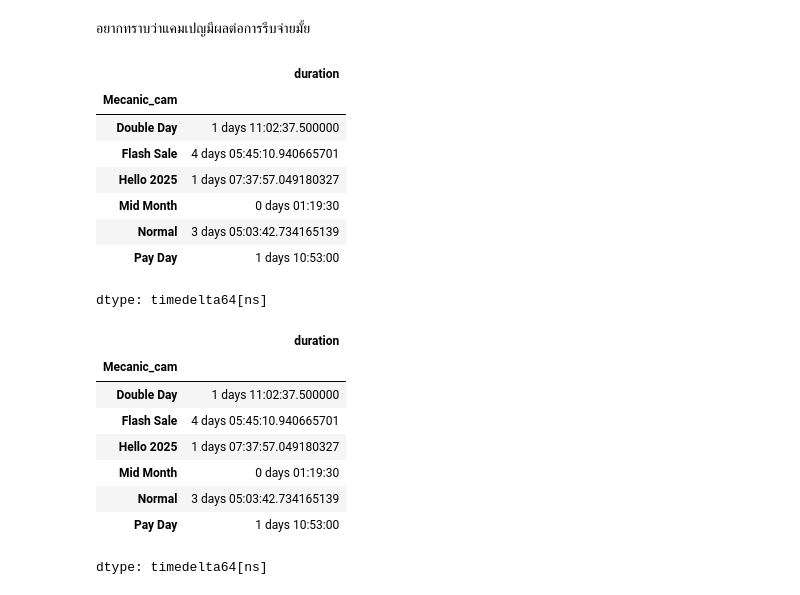
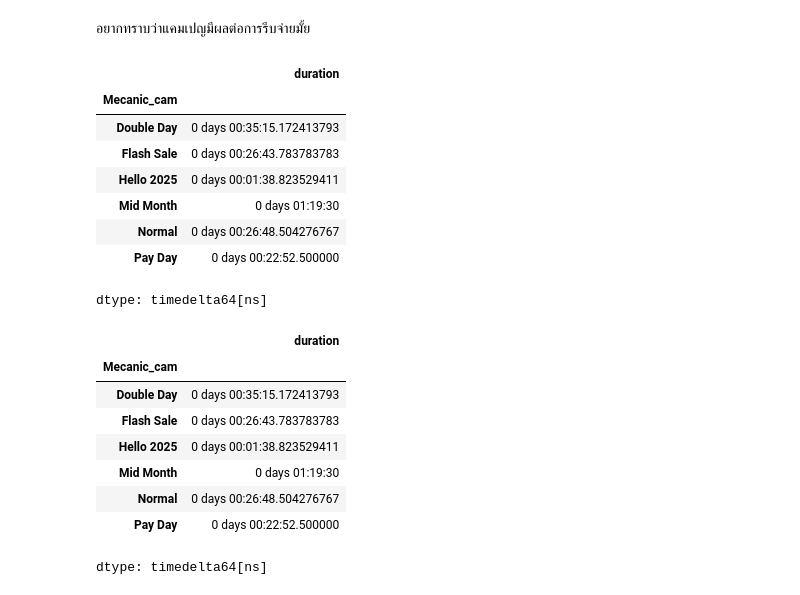
Before and after one commit to bugsotim/INTERNSHIP_CN_2026, a Jupyter notebook: shopee.ipynb, the cells around one changed output. Cells and saved outputs as stored; diff of their text form; code cells hidden in the pictures.

Commit message:
เปิดครั้งหน้ามาแก้ duration

```diff
--- a/shopee.ipynb
+++ b/shopee.ipynb
@@ -2818,3 +2836,5 @@ unique_orders = merged_df.drop_duplicates(subset=['หมายเลขคำ
+# %%
+unique_orders = df.drop_duplicates(subset=['หมายเลขคำสั่งซื้อ'])
 # %%
 unique_orders['เวลาที่ทำการสั่งซื้อสำเร็จ'] = pd.to_datetime(unique_orders['เวลาที่ทำการสั่งซื้อสำเร็จ'])
 
@@ -2964,7 +2984,7 @@ plt.show()
 drop เก็บเงินปลายทางออกเพราะจะระบุใน Paid time เมื่อลูกค้าได้รับของ=จัดส่งสำเร็จ
 # %%
 # To remove rows with a specific value, we filter the DataFrame
-hh = unique_orders[unique_orders['ช่องทางการชำระเงิน'] != 'การเก็บเงินปลายทาง']
+hh = unique_orders[unique_orders['ช่องทางการชำระเงิน'] != 'เก็บเงินปลายทาง']
 
 # Display the result
 hh['ช่องทางการชำระเงิน'].unique()
@@ -3085,26 +3106,26 @@ dtype: int64
 # %% [markdown]
 อยากทราบว่าแคมเปญมีผลต่อการรีบจ่ายมั้ย
 # %%
-unique_orders.groupby('Mecanic_cam')['duration'].mean()
+hh.groupby('Mecanic_cam')['duration'].mean()
 # %% [output]
 |  | duration |
 | Mecanic_cam |  |
-| Double Day | 1 days 11:02:37.500000 |
-| Flash Sale | 4 days 05:45:10.940665701 |
-| Hello 2025 | 1 days 07:37:57.049180327 |
+| Double Day | 0 days 00:35:15.172413793 |
+| Flash Sale | 0 days 00:26:43.783783783 |
+| Hello 2025 | 0 days 00:01:38.823529411 |
 | Mid Month | 0 days 01:19:30 |
-| Normal | 3 days 05:03:42.734165139 |
-| Pay Day | 1 days 10:53:00 |
+| Normal | 0 days 00:26:48.504276767 |
+| Pay Day | 0 days 00:22:52.500000 |
 dtype: timedelta64[ns]
 # %%
-unique_orders.groupby('Mecanic_cam')['duration'].mean()
+hh.groupby('Mecanic_cam')['duration'].mean()
 # %% [output]
 |  | duration |
 | Mecanic_cam |  |
-| Double Day | 1 days 11:02:37.500000 |
-| Flash Sale | 4 days 05:45:10.940665701 |
-| Hello 2025 | 1 days 07:37:57.049180327 |
+| Double Day | 0 days 00:35:15.172413793 |
+| Flash Sale | 0 days 00:26:43.783783783 |
+| Hello 2025 | 0 days 00:01:38.823529411 |
 | Mid Month | 0 days 01:19:30 |
-| Normal | 3 days 05:03:42.734165139 |
-| Pay Day | 1 days 10:53:00 |
+| Normal | 0 days 00:26:48.504276767 |
+| Pay Day | 0 days 00:22:52.500000 |
 dtype: timedelta64[ns]
```
Also changed, not shown: parts of 16 cells of this notebook.
